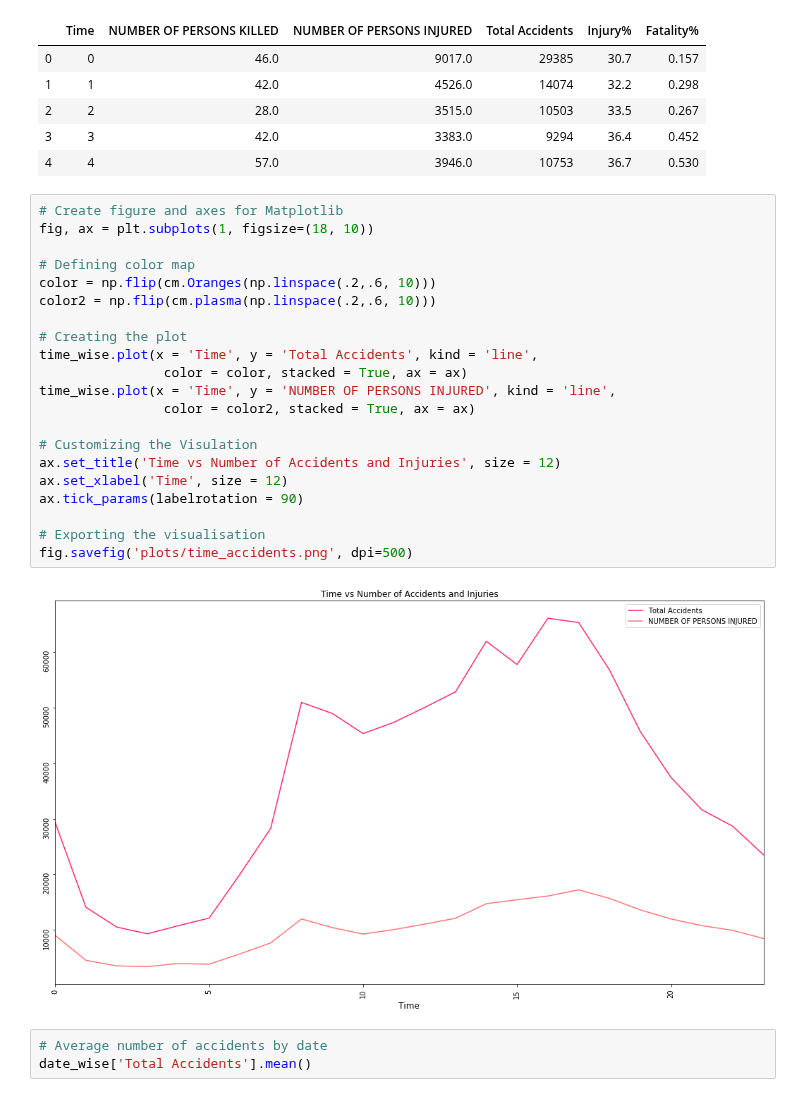
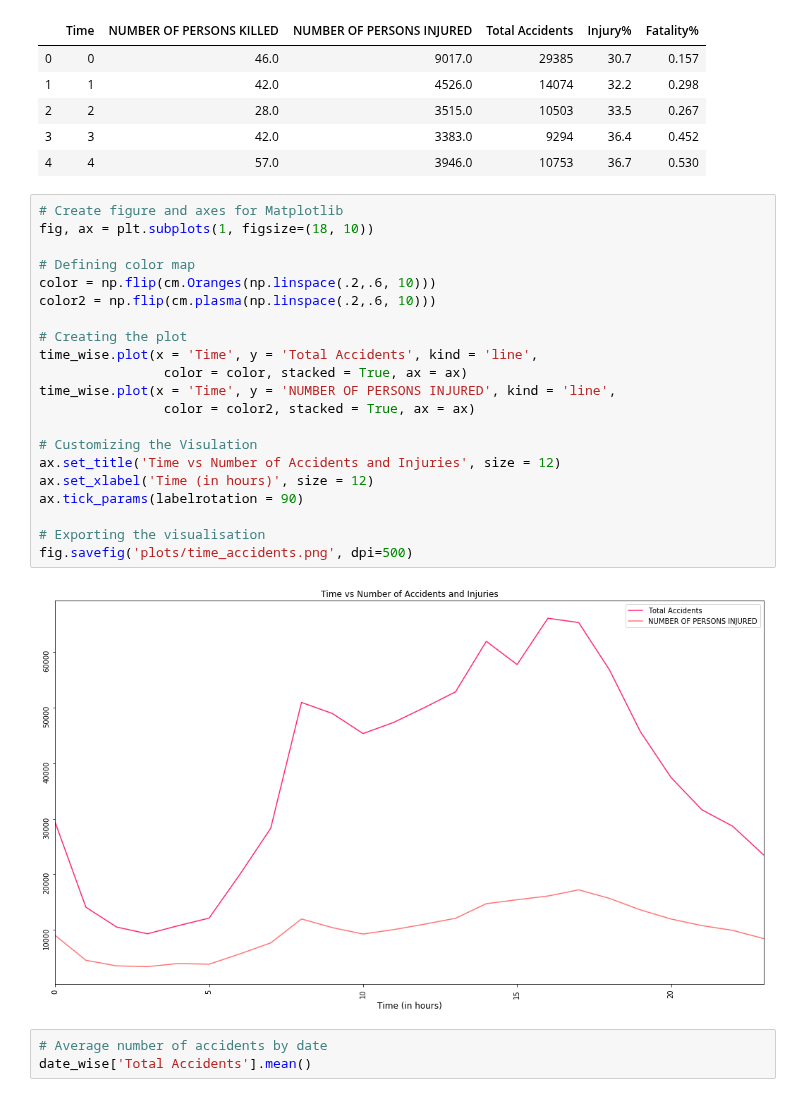
Before and after one commit to skhiearth/NYC-Motor-Vehicle-Collisions, a Jupyter notebook: NYC-Motor-Vehicle-Collisions.ipynb, the cells around one changed output. Drawn from its saved outputs; the diff is of its cells as text.

```diff
--- a/NYC-Motor-Vehicle-Collisions.ipynb
+++ b/NYC-Motor-Vehicle-Collisions.ipynb
@@ -586,26 +586,26 @@ time_wise.head()
 # %%
 # Create figure and axes for Matplotlib
 fig, ax = plt.subplots(1, figsize=(18, 10))
 
 # Defining color map
 color = np.flip(cm.Oranges(np.linspace(.2,.6, 10)))
 color2 = np.flip(cm.plasma(np.linspace(.2,.6, 10)))
 
 # Creating the plot
 time_wise.plot(x = 'Time', y = 'Total Accidents', kind = 'line',
                 color = color, stacked = True, ax = ax)
 time_wise.plot(x = 'Time', y = 'NUMBER OF PERSONS INJURED', kind = 'line',
                 color = color2, stacked = True, ax = ax)
 
 # Customizing the Visulation
 ax.set_title('Time vs Number of Accidents and Injuries', size = 12)
-ax.set_xlabel('Time', size = 12)
+ax.set_xlabel('Time (in hours)', size = 12)
 ax.tick_params(labelrotation = 90)
 
 # Exporting the visualisation
 fig.savefig('plots/time_accidents.png', dpi=500)
 # %% [output]
-[figure, old version]
+[figure, new version]
 # %%
 # Average number of accidents by date
 date_wise['Total Accidents'].mean()
```
Also changed, not shown: 1 other file.
